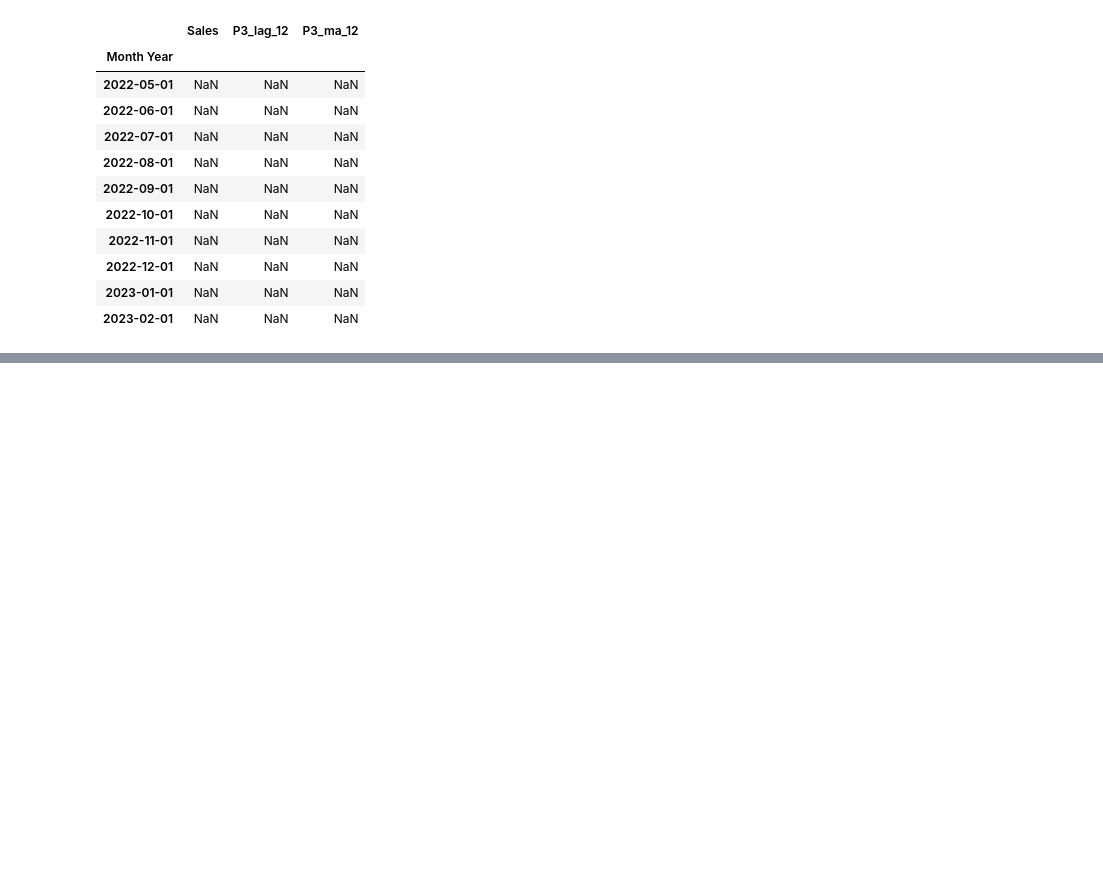
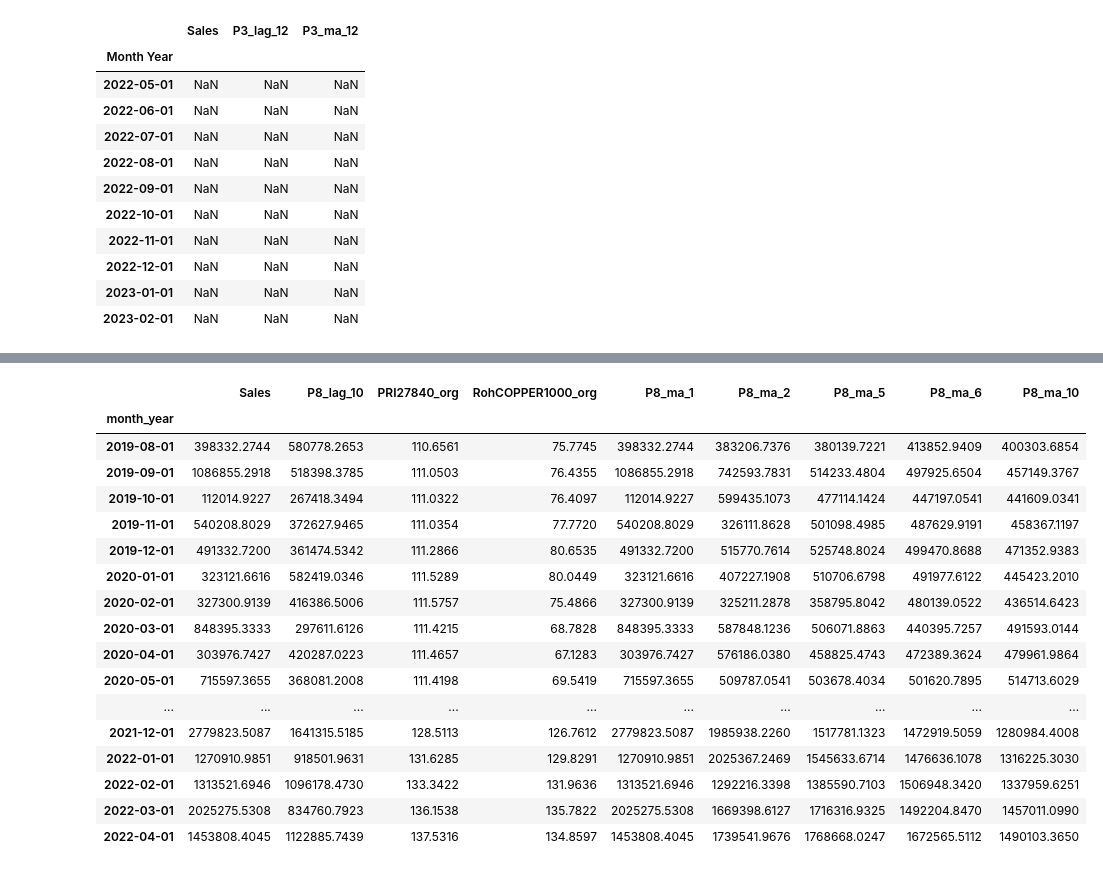
Before and after one commit to BeatrizAzevedoMonteiro/BCwDS_Case-2_SIEMENS_MonthlySalesForecast, a Jupyter notebook: modeling.ipynb, the cells around one changed output, grey strips where cells are left out. Saved outputs shown, nothing was run; the diff lists cells and outputs as text; code cells hidden in the pictures; blank space fills up the shorter version.

```diff
--- a/modeling.ipynb
+++ b/modeling.ipynb
@@ -3124,0 +3211,23 @@ test_3
+# %%
+df_8 = lagged_product_dfs['P8'][['Sales', 'P8_lag_10','PRI27840_org','RohCOPPER1000_org','P8_ma_1','P8_ma_2', 'P8_ma_5',	'P8_ma_6','P8_ma_10']].copy()
+# %%
+df_8
+# %% [output]
+|  | Sales | P8_lag_10 | PRI27840_org | RohCOPPER1000_org | P8_ma_1 | P8_ma_2 | P8_ma_5 | P8_ma_6 | P8_ma_10 |
+| month_year |  |  |  |  |  |  |  |  |  |
+| 2019-08-01 | 398332.2744 | 580778.2653 | 110.6561 | 75.7745 | 398332.2744 | 383206.7376 | 380139.7221 | 413852.9409 | 400303.6854 |
+| 2019-09-01 | 1086855.2918 | 518398.3785 | 111.0503 | 76.4355 | 1086855.2918 | 742593.7831 | 514233.4804 | 497925.6504 | 457149.3767 |
+| 2019-10-01 | 112014.9227 | 267418.3494 | 111.0322 | 76.4097 | 112014.9227 | 599435.1073 | 477114.1424 | 447197.0541 | 441609.0341 |
+| 2019-11-01 | 540208.8029 | 372627.9465 | 111.0354 | 77.7720 | 540208.8029 | 326111.8628 | 501098.4985 | 487629.9191 | 458367.1197 |
+| 2019-12-01 | 491332.7200 | 361474.5342 | 111.2866 | 80.6535 | 491332.7200 | 515770.7614 | 525748.8024 | 499470.8688 | 471352.9383 |
+| 2020-01-01 | 323121.6616 | 582419.0346 | 111.5289 | 80.0449 | 323121.6616 | 407227.1908 | 510706.6798 | 491977.6122 | 445423.2010 |
+| 2020-02-01 | 327300.9139 | 416386.5006 | 111.5757 | 75.4866 | 327300.9139 | 325211.2878 | 358795.8042 | 480139.0522 | 436514.6423 |
+| 2020-03-01 | 848395.3333 | 297611.6126 | 111.4215 | 68.7828 | 848395.3333 | 587848.1236 | 506071.8863 | 440395.7257 | 491593.0144 |
+| 2020-04-01 | 303976.7427 | 420287.0223 | 111.4657 | 67.1283 | 303976.7427 | 576186.0380 | 458825.4743 | 472389.3624 | 479961.9864 |
+| 2020-05-01 | 715597.3655 | 368081.2008 | 111.4198 | 69.5419 | 715597.3655 | 509787.0541 | 503678.4034 | 501620.7895 | 514713.6029 |
+| ... | ... | ... | ... | ... | ... | ... | ... | ... | ... |
+| 2021-12-01 | 2779823.5087 | 1641315.5185 | 128.5113 | 126.7612 | 2779823.5087 | 1985938.2260 | 1517781.1323 | 1472919.5059 | 1280984.4008 |
+| 2022-01-01 | 1270910.9851 | 918501.9631 | 131.6285 | 129.8291 | 1270910.9851 | 2025367.2469 | 1545633.6714 | 1476636.1078 | 1316225.3030 |
+| 2022-02-01 | 1313521.6946 | 1096178.4730 | 133.3422 | 131.9636 | 1313521.6946 | 1292216.3398 | 1385590.7103 | 1506948.3420 | 1337959.6251 |
+| 2022-03-01 | 2025275.5308 | 834760.7923 | 136.1538 | 135.7822 | 2025275.5308 | 1669398.6127 | 1716316.9325 | 1492204.8470 | 1457011.0990 |
+| 2022-04-01 | 1453808.4045 | 1122885.7439 | 137.5316 | 134.8597 | 1453808.4045 | 1739541.9676 | 1768668.0247 | 1672565.5112 | 1490103.3650 |
```
Also changed, not shown: parts of 23 cells of this notebook.
